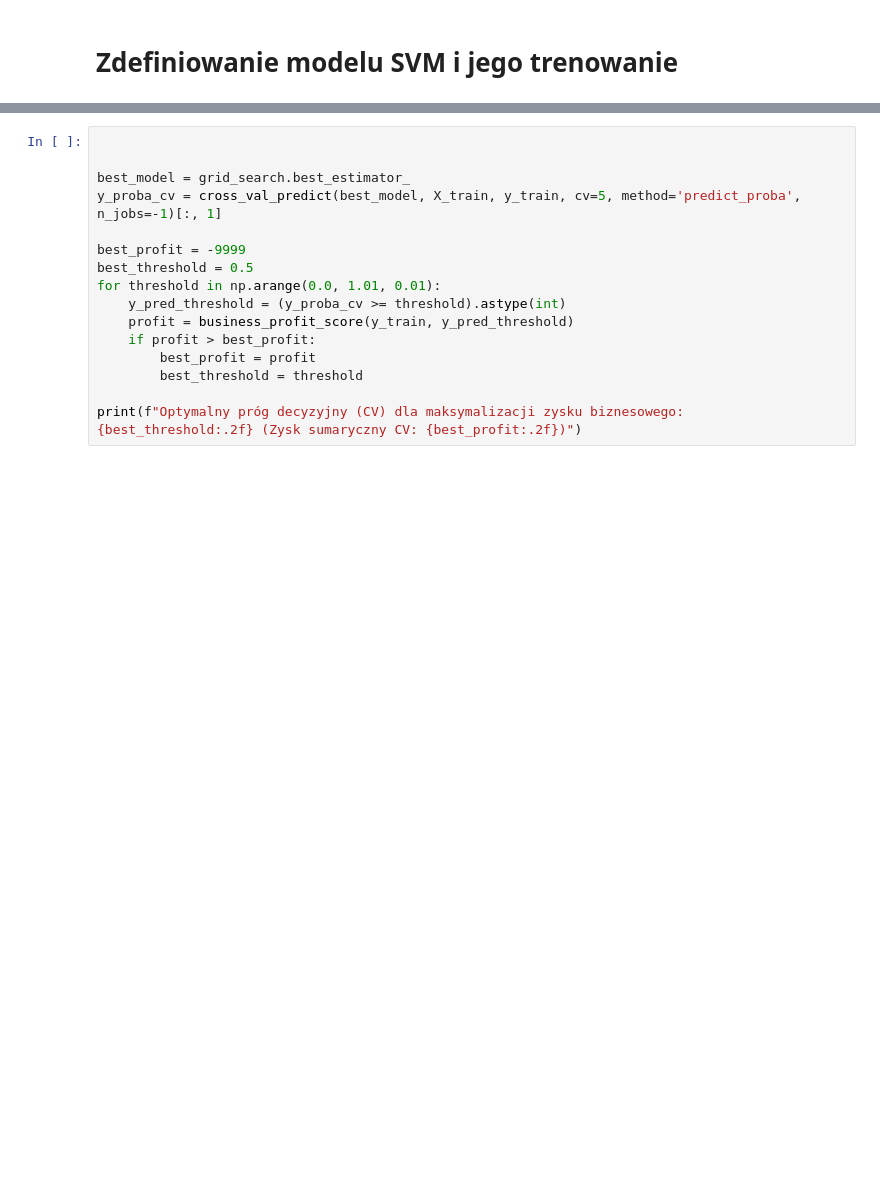
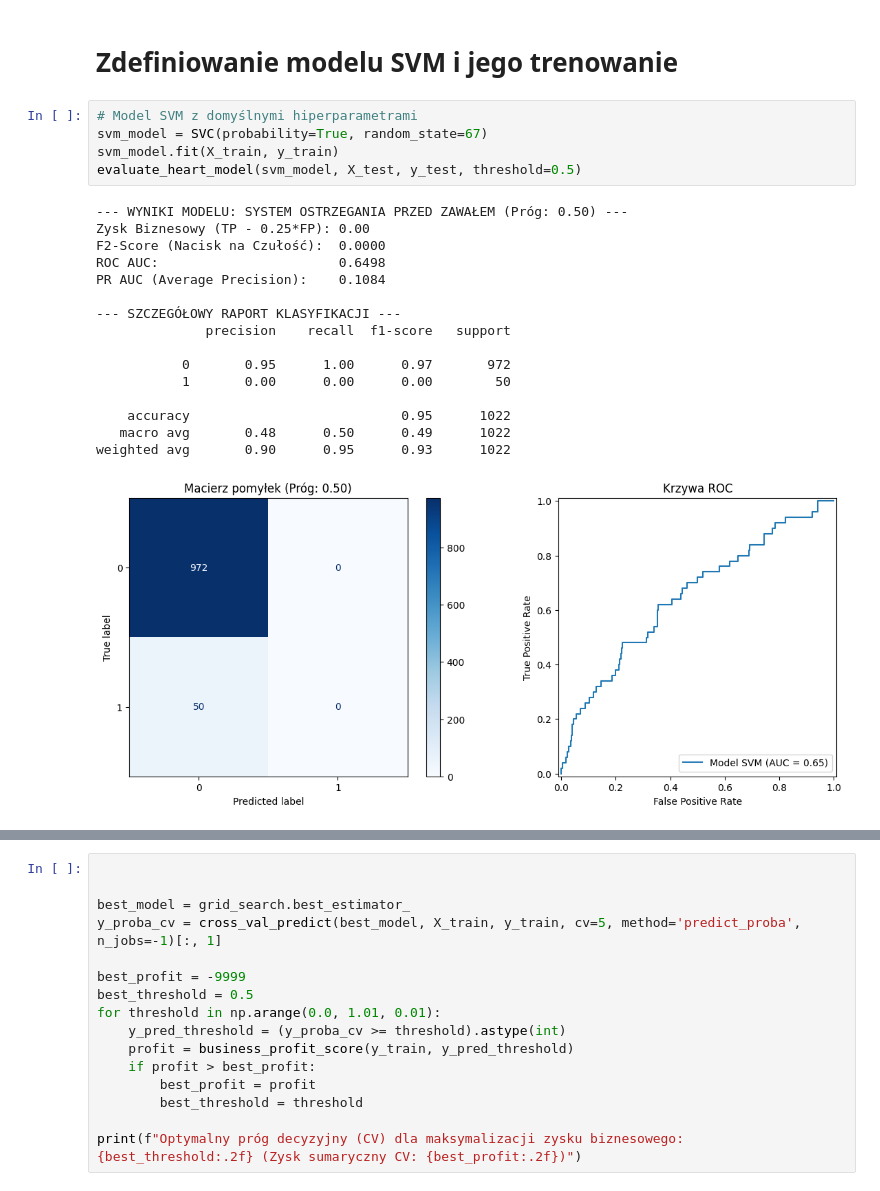
Before and after one commit to Zajecia-na-PWr-LR/lista-4-projekt-grupowy-2, a Jupyter notebook: 4_Maszyny_Wektorów_Nośnych.ipynb, the cells around one changed output, grey strips where cells are left out. Drawn from its saved outputs; the diff is of its cells as text; blank space fills up the shorter version.

Commit message:
dodanie default modelu

```diff
--- a/4_Maszyny_Wektorów_Nośnych.ipynb
+++ b/4_Maszyny_Wektorów_Nośnych.ipynb
@@ -106,6 +104,28 @@ def evaluate_heart_model(model, X_test, y_test, threshold=0.5):
     plt.show()
 # %% [markdown]
 # Zdefiniowanie modelu SVM i jego trenowanie
+# %%
+# Model SVM z domyślnymi hiperparametrami
+svm_model = SVC(probability=True, random_state=67)
+svm_model.fit(X_train, y_train)
+evaluate_heart_model(svm_model, X_test, y_test, threshold=0.5)
+# %% [output]
+--- WYNIKI MODELU: SYSTEM OSTRZEGANIA PRZED ZAWAŁEM (Próg: 0.50) ---
+Zysk Biznesowy (TP - 0.25*FP): 0.00
+F2-Score (Nacisk na Czułość):  0.0000
+ROC AUC:                       0.6498
+PR AUC (Average Precision):    0.1084
+
+--- SZCZEGÓŁOWY RAPORT KLASYFIKACJI ---
+              precision    recall  f1-score   support
+
+           0       0.95      1.00      0.97       972
+           1       0.00      0.00      0.00        50
+
+    accuracy                           0.95      1022
+   macro avg       0.48      0.50      0.49      1022
+weighted avg       0.90      0.95      0.93      1022
+[figure, added]
 # %%
 svm = SVC(random_state=67, probability=True)
 
```
Also changed, not shown: parts of 4 cells of this notebook.
